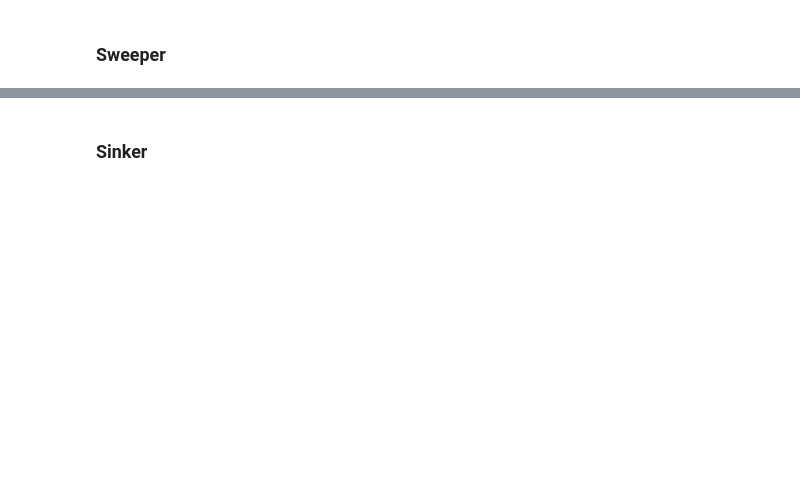
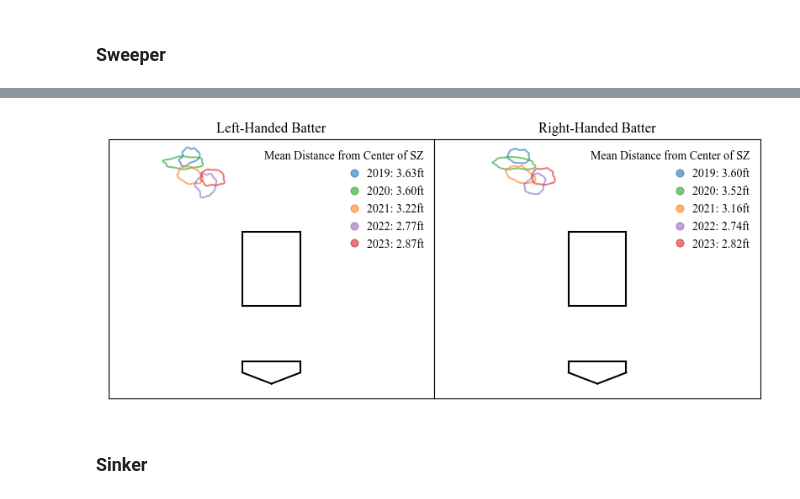
Before and after one commit to CYoung73/STA160-Final, a Jupyter notebook: STA160_Final_EDA.ipynb, the cells around one changed output, grey strips where cells are left out. Saved outputs shown, nothing was run; the diff lists cells and outputs as text; code cells hidden in the pictures; blank space fills up the shorter version.

```diff
--- a/STA160_Final_EDA.ipynb
+++ b/STA160_Final_EDA.ipynb
@@ -215,2 +133,6 @@ for year in np.arange(2019, 2024):
+# %%
+plot_pitch_release_contour('Sweeper', year_color_map)
+# %% [output]
+[figure, added]
 # %% [markdown]
 ### Sinker
```
Also changed, not shown: parts of 42 cells of this notebook.
